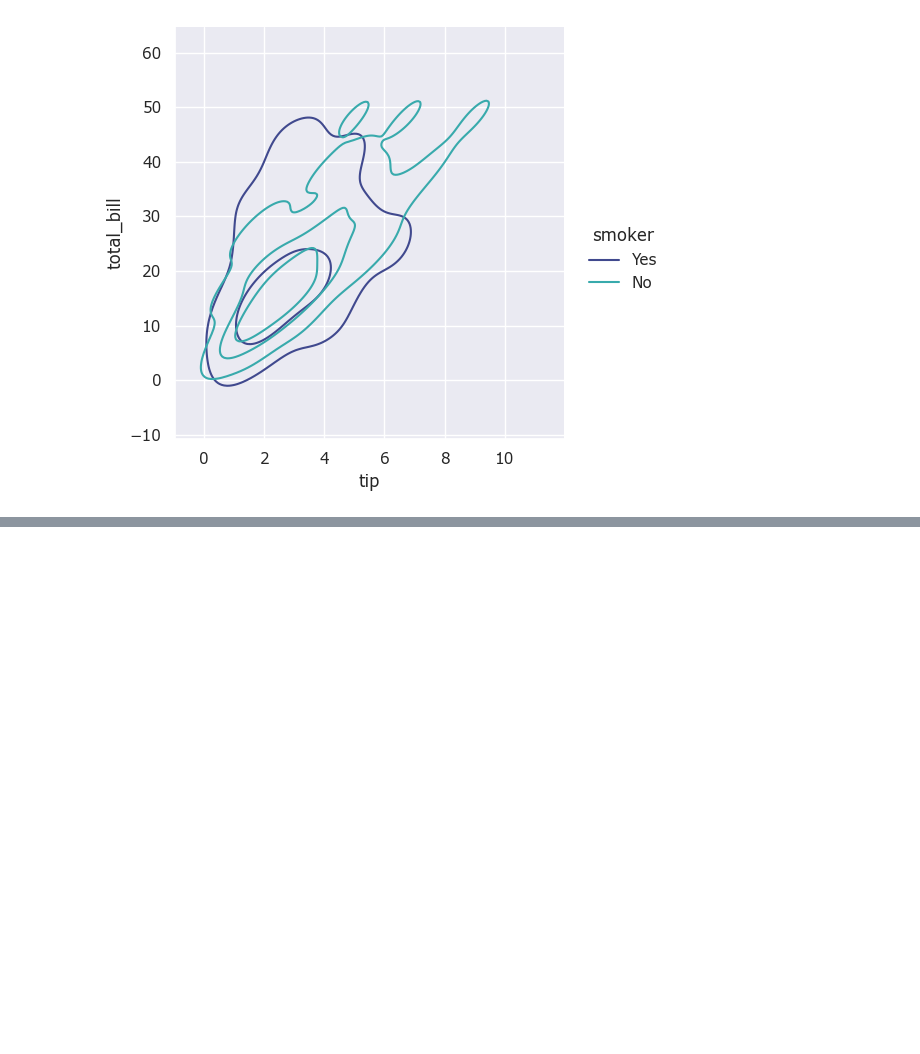
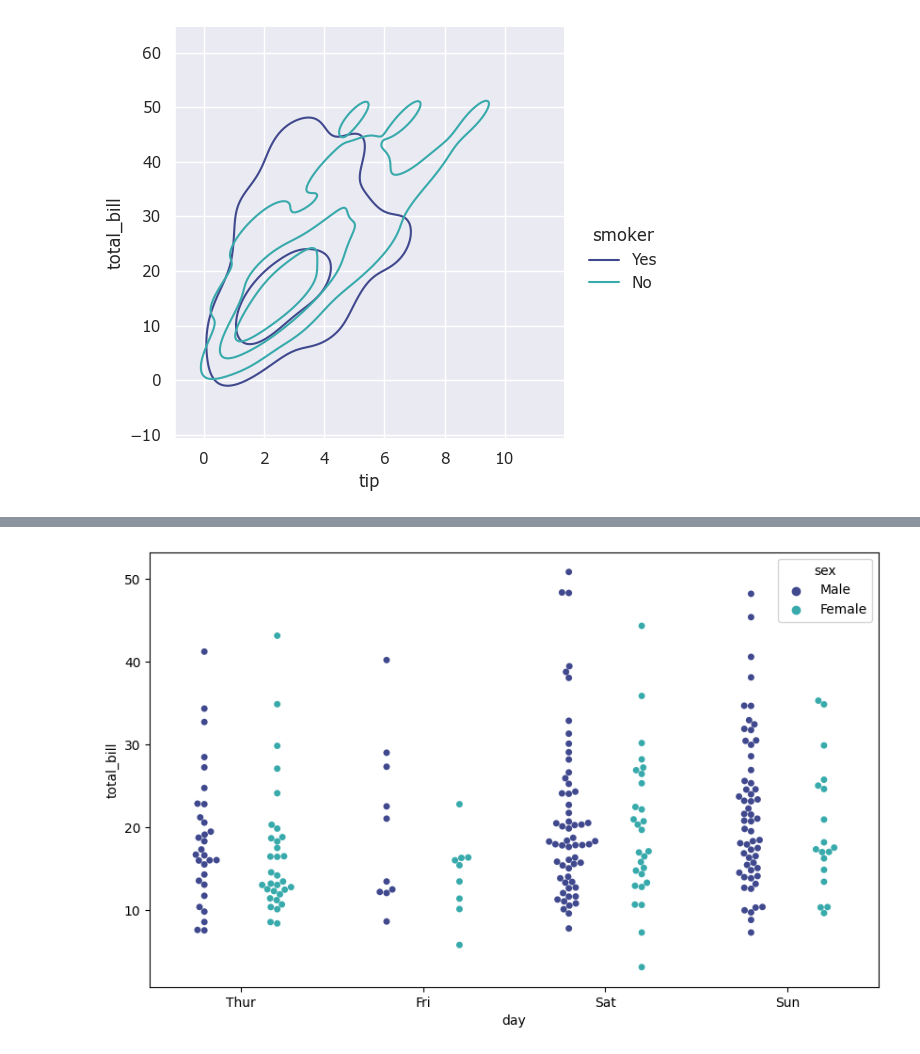
Before and after one commit to pedroboteroar/PlatziCourses, a Jupyter notebook: Data_Viz_Matplotlib_Seaborn/notebook.ipynb, the cells around one changed output, grey strips where cells are left out. Saved outputs shown, nothing was run; the diff lists cells and outputs as text; code cells hidden in the pictures; blank space fills up the shorter version.

```diff
--- a/Data_Viz_Matplotlib_Seaborn/notebook.ipynb
+++ b/Data_Viz_Matplotlib_Seaborn/notebook.ipynb
@@ -349,0 +364,7 @@ sns.displot(data=tips, x="tip", y="total_bill", kind="kde", hue="smoker", levels
+# %%
+# Swarm Plot
+plt.figure(figsize= (10, 6))
+sns.swarmplot(data= tips, x= 'day', y= 'total_bill', hue= 'sex', dodge= True, palette= 'mako')
+plt.show()
+# %% [output]
+[figure, added]
```
Also changed, not shown: parts of 19 cells of this notebook.
